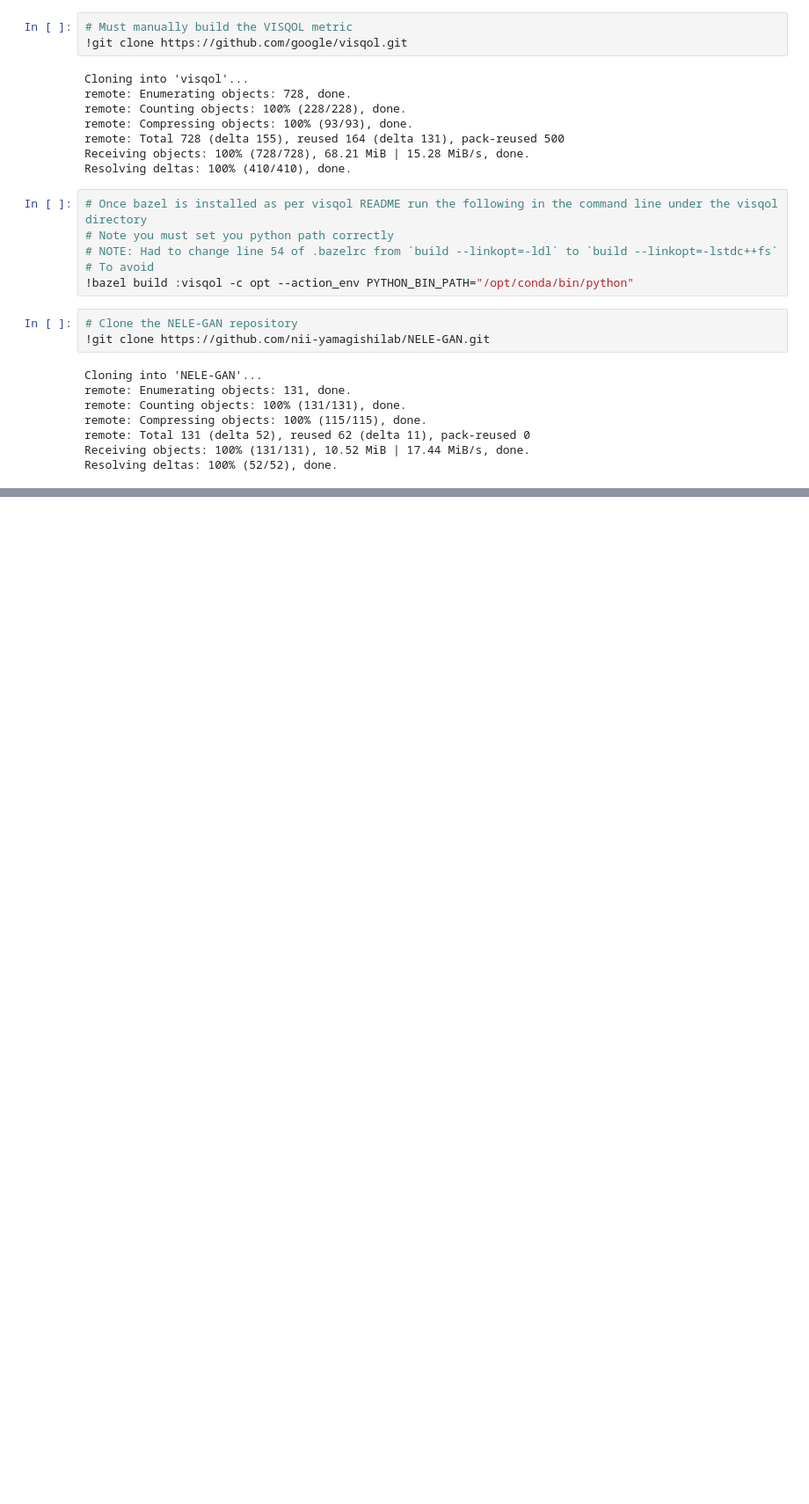
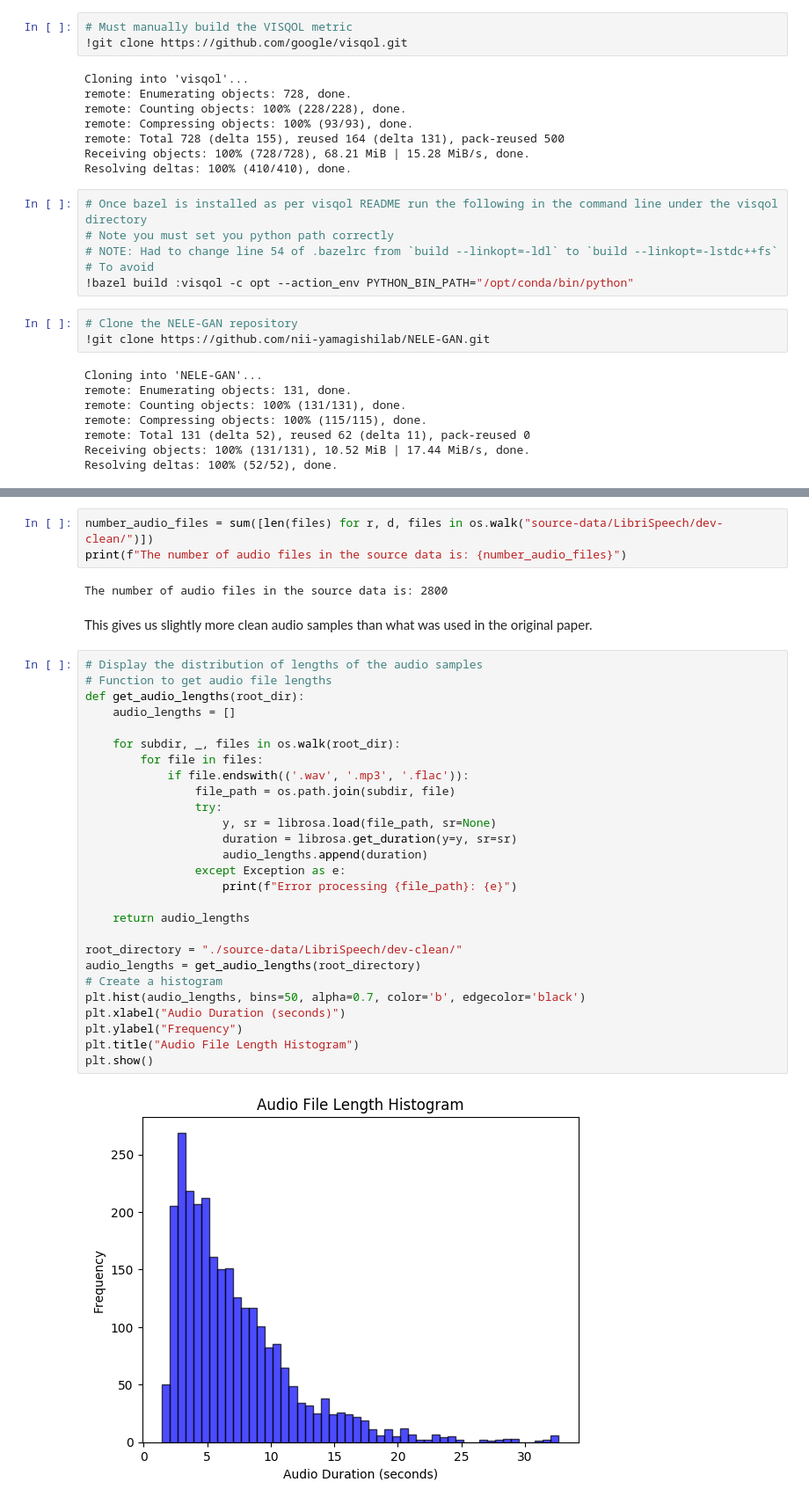
Before and after one commit to BrentonAD/SIT789-Task5-2HD, a Jupyter notebook: SIT789-Task5-2HD-notebook.ipynb, the cells around one changed output, grey strips where cells are left out. Shown at 88% size. Saved outputs shown, nothing was run; the diff lists cells and outputs as text; blank space fills up the shorter version.

Commit message:
Data preparation

```diff
--- a/SIT789-Task5-2HD-notebook.ipynb
+++ b/SIT789-Task5-2HD-notebook.ipynb
@@ -104,0 +116,36 @@ Resolving deltas: 100% (52/52), done.
+# %%
+number_audio_files = sum([len(files) for r, d, files in os.walk("source-data/LibriSpeech/dev-clean/")])
+print(f"The number of audio files in the source data is: {number_audio_files}")
+# %% [output]
+The number of audio files in the source data is: 2800
+# %% [markdown]
+This gives us slightly more clean audio samples than what was used in the original paper.
+# %%
+# Display the distribution of lengths of the audio samples
+# Function to get audio file lengths
+def get_audio_lengths(root_dir):
+    audio_lengths = []
+
+    for subdir, _, files in os.walk(root_dir):
+        for file in files:
+            if file.endswith(('.wav', '.mp3', '.flac')):
+                file_path = os.path.join(subdir, file)
+                try:
+                    y, sr = librosa.load(file_path, sr=None)
+                    duration = librosa.get_duration(y=y, sr=sr)
+                    audio_lengths.append(duration)
+                except Exception as e:
+                    print(f"Error processing {file_path}: {e}")
+
+    return audio_lengths
+
+root_directory = "./source-data/LibriSpeech/dev-clean/"
+audio_lengths = get_audio_lengths(root_directory)
+# Create a histogram
+plt.hist(audio_lengths, bins=50, alpha=0.7, color='b', edgecolor='black')
+plt.xlabel("Audio Duration (seconds)")
+plt.ylabel("Frequency")
+plt.title("Audio File Length Histogram")
+plt.show()
+# %% [output]
+[figure, added]
```
Also changed, not shown: parts of 19 cells of this notebook.
